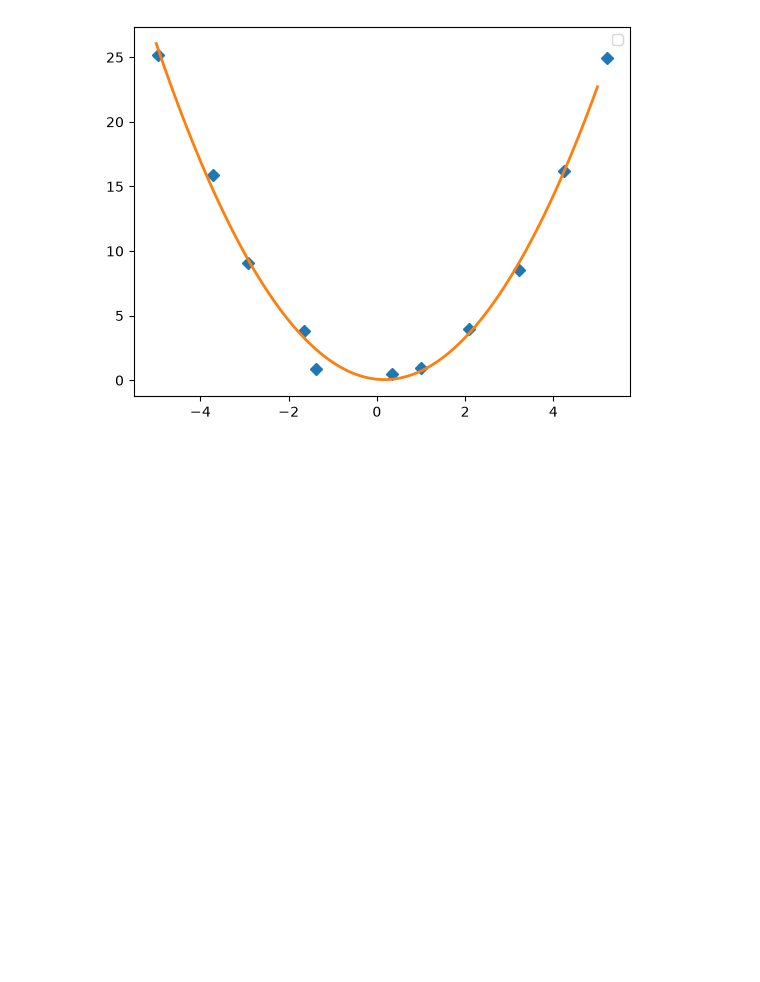
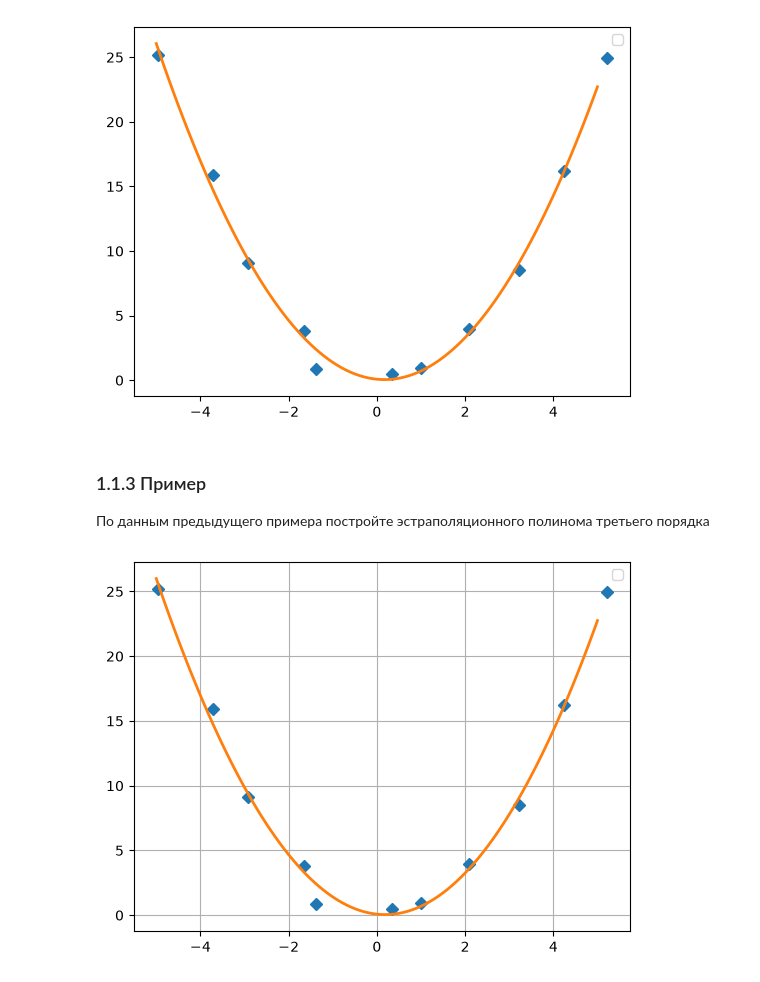
Before and after one commit to MadMarchello/hse_ml_math_adaptation_course, a Jupyter notebook: homework_4/Примеры.ipynb, the cells around one changed output. Cells and saved outputs as stored; diff of their text form; code cells hidden in the pictures; blank space fills up the shorter version.

```diff
--- a/homework_4/Примеры.ipynb
+++ b/homework_4/Примеры.ipynb
@@ -68,3 +68,24 @@ plt.legend()
 plt.show()
 # %% [output]
 [figure]
+# %% [markdown]
+### 1.1.3 Пример
+По данным предыдущего примера постройте эстраполяционного полинома третьего порядка
+# %%
+#Решение
+# Нахождение коэффициентов функции Вида у = аx^3 + bx^2 + сх + d методом наименьших квадратов
+
+m = vstack((x**3, x**2, x, ones(11))).T
+# находим коэффициенты при составляющих вектора m
+s = np.linalg.lstsq(m, y, rcond = None)[0]
+# на отрезке [-5, 5]
+x_prec = linspace(-5, 5, 101)
+# рисуем точки
+plt.plot(x, y, 'D')
+# рисуем кривую вида y = ax^3 + bx^2 + cx + d, подставляя из решения кофэффициенты s[0], s[1], s[2], s[3]
+plt.plot(x_prec, s[0]*x_prec**3 + s[1]*x_prec**2 + s[2]*x_prec + s[3], '-', lw=2)
+plt.legend()
+plt.grid()
+plt.show()
+# %% [output]
+[figure, added]
```
Also changed, not shown: 15 other files.
